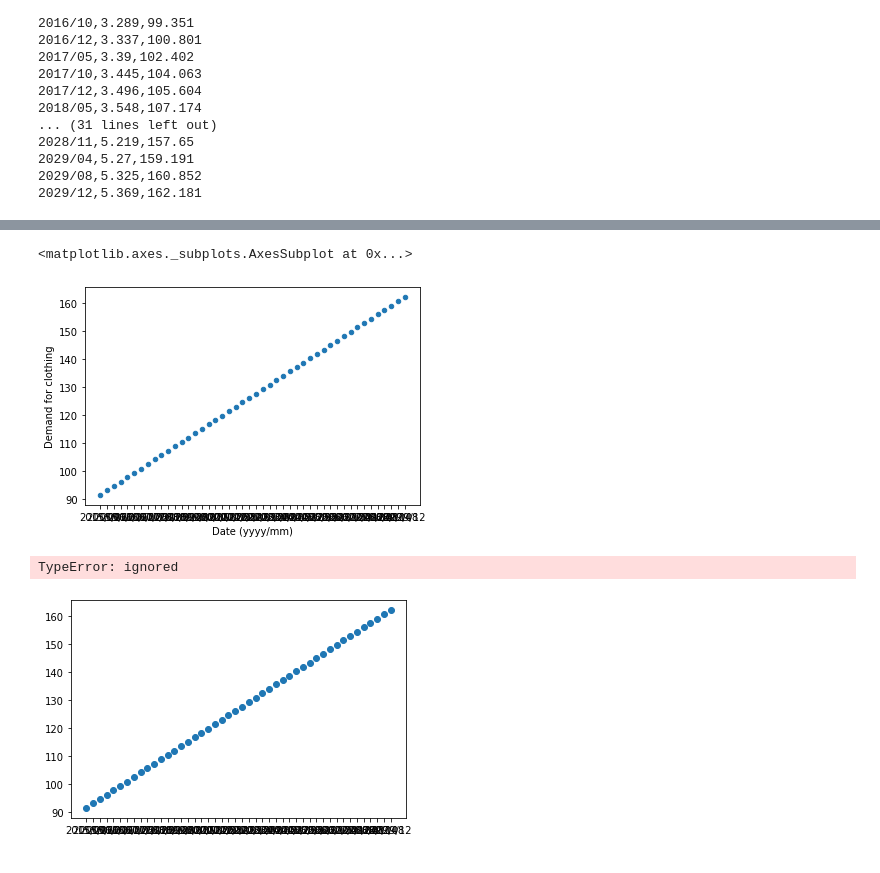
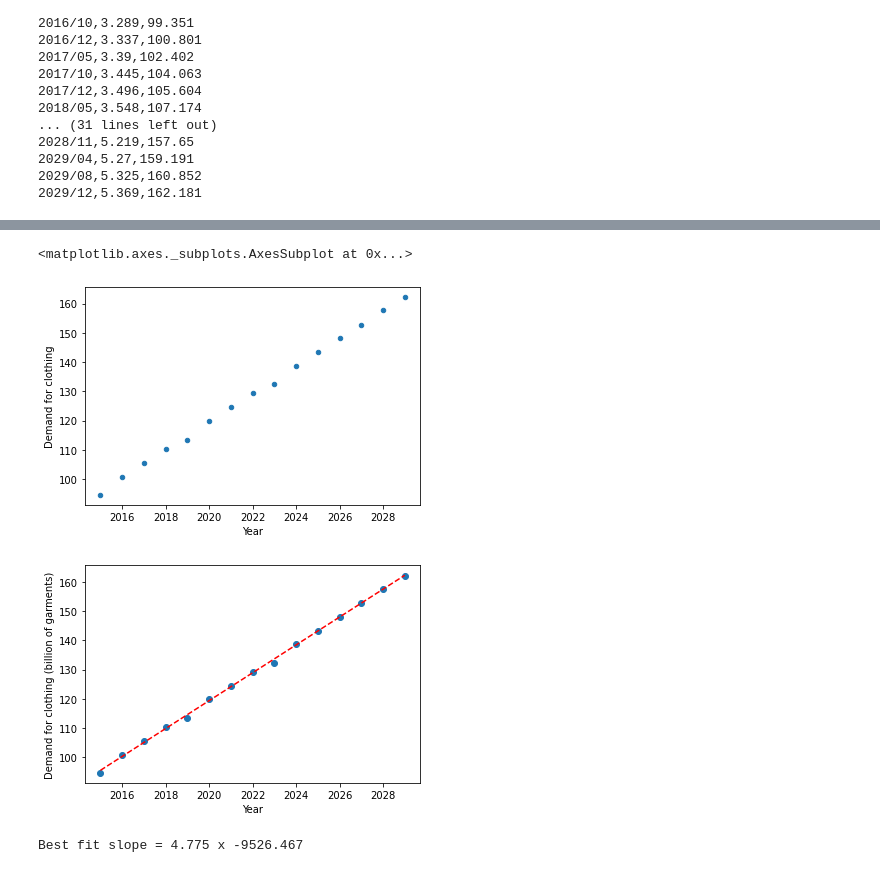
Before and after one commit to irenefacchin/QM2-Project, a Jupyter notebook: Analysis/Code/Clothing_Consumption_Code_v2.ipynb, the cells around one changed output, grey strips where cells are left out. Cells and saved outputs as stored; diff of their text form; code cells hidden in the pictures.

```diff
--- a/Analysis/Code/Clothing_Consumption_Code_v2.ipynb
+++ b/Analysis/Code/Clothing_Consumption_Code_v2.ipynb
@@ -170,15 +169,17 @@ demand.head(31)
 # %%
-demand.plot(x='Date (yyyy/mm)', y='Demand for clothing', kind='scatter')
+demand.plot(x='Year', y='Demand for clothing', kind='scatter')
 # %% [output]
 <matplotlib.axes._subplots.AxesSubplot at 0x...>
-[figure, old version]
+[figure, new version]
 # %%
 import numpy as np
 from statistics import mean
 
 cons = pd.read_csv(Demand)
-x = cons['Date (yyyy/mm)']
+x = cons['Year']
 y = cons['Demand for clothing']
+plt.xlabel('Year')
+plt.ylabel('Demand for clothing (billion of garments)')
 plt.scatter(x,y)
 
 z = np.polyfit(x, y, 1)
@@ -186,7 +187,7 @@ p = np.poly1d(z)
 plt.plot(x,p(x),"r--")
 
 plt.show()
-print(plt.plot(x,p(x),"r--"))
+#print(plt.plot(x,p(x),"r--"))
 
 #equation for best-fit line --> b = mean(y) - a * mean(x)
 def best_fit_slope(x,y):
@@ -203,5 +204,5 @@ rounded_a, rounded_b = best_fit_slope(x,y)
 print('Best fit slope = ', end="")
 print(rounded_a, 'x', rounded_b)
 # %% [output]
+[figure, new version]
-TypeError: ignored
+Best fit slope = 4.775 x -9526.467
-[figure, old version]
```
Also changed, not shown: parts of 2 cells of this notebook.
